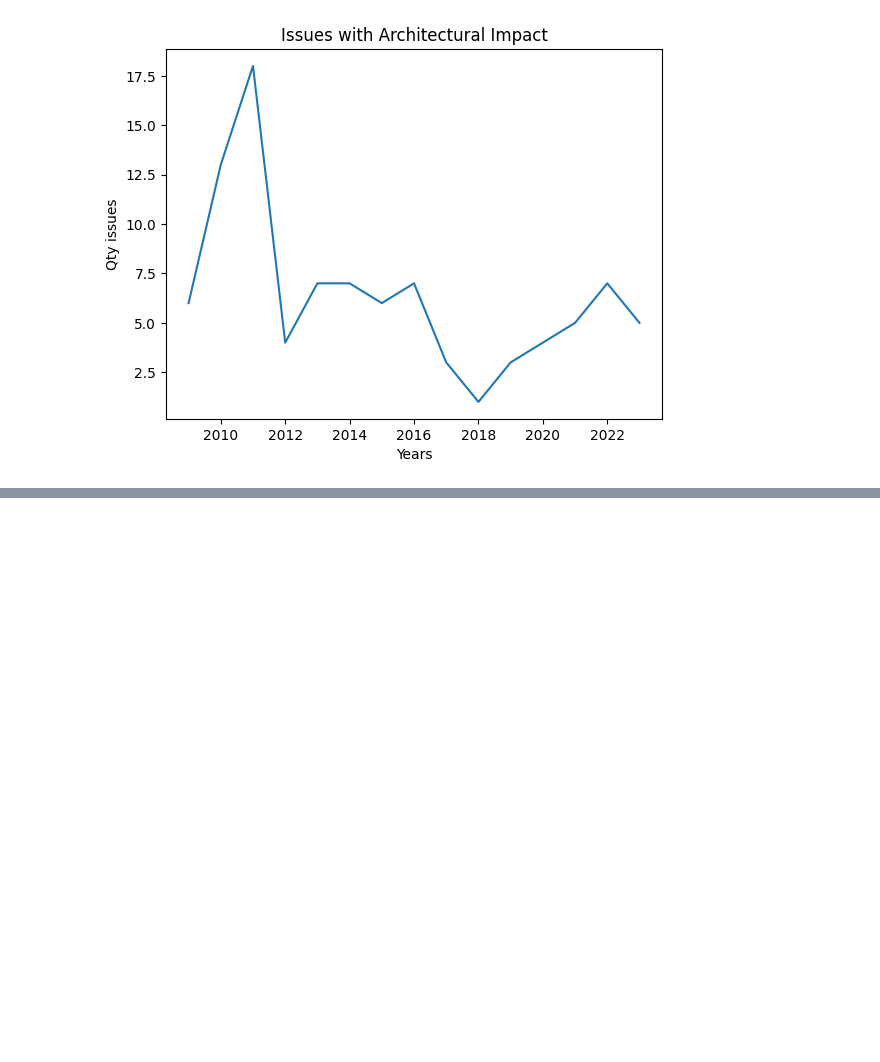
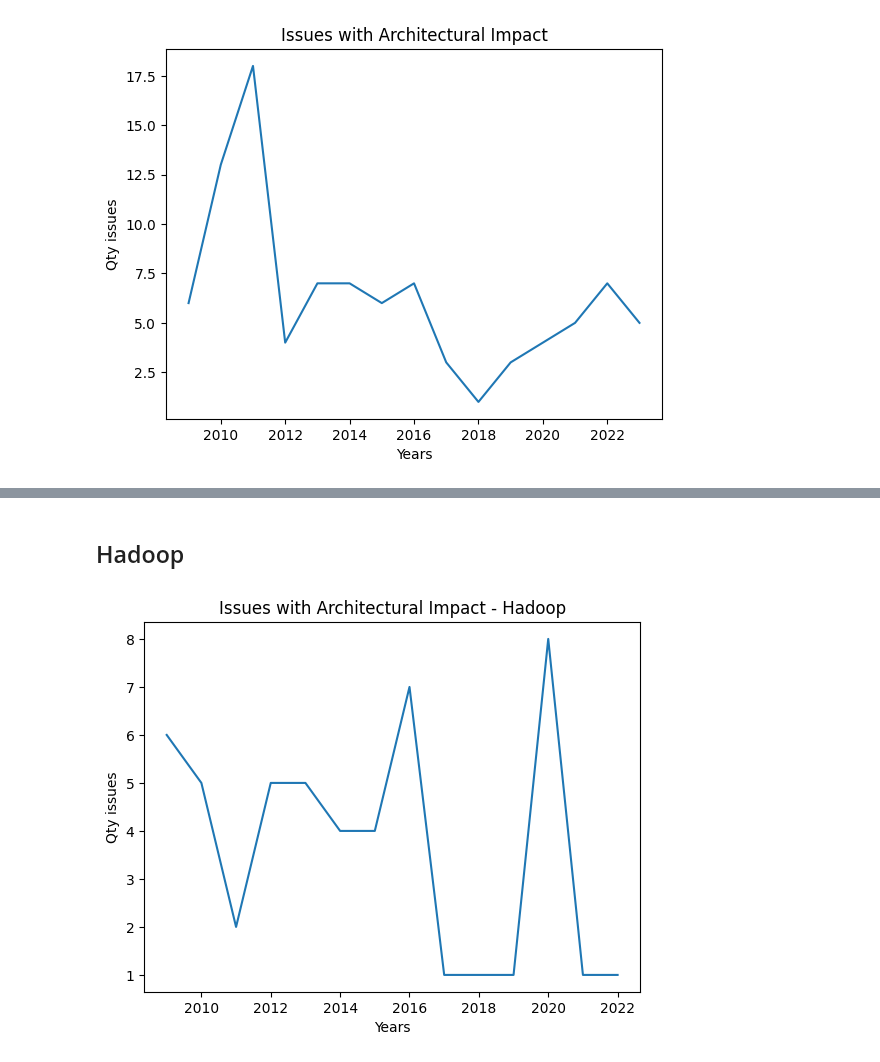
Before and after one commit to armandossrecife/my_validation, a Jupyter notebook: my_comparison.ipynb, the cells around one changed output, grey strips where cells are left out. Cells and saved outputs as stored; diff of their text form; code cells hidden in the pictures; blank space fills up the shorter version.

```diff
--- a/my_comparison.ipynb
+++ b/my_comparison.ipynb
@@ -2071,0 +2220,30 @@ grafico_temperaturas.exibir_gráfico()
+# %% [markdown]
+## Hadoop
+# %%
+df_hiccc = df_hadoop_issues_commits_critical_classes[['issue_key', 'created_date']]
+df1h = df_hiccc.copy()
+
+df_hii_yes = df_hadoop_issues_inspected[df_hadoop_issues_inspected['architectural_impact'] == 'YES']
+df_hii_yes = df_hii_yes[['issue_key', 'summary']]
+df2h = df_hii_yes.copy()
+
+# Merge DataFrames by Column
+df3h=pd.merge(df1h,df2h, on='issue_key')
+
+df3h['year'] = pd.to_datetime(df3h['created_date']).dt.year
+
+issues_per_year_h = df3h.groupby(['year']).size()
+new_df_h = issues_per_year_h.to_frame(name='issues_count').reset_index()
+df_hadoop_iaiyes_by_year = new_df_h.copy()
+
+anos_h = df_hadoop_iaiyes_by_year.year
+qtd_issues_h = df_hadoop_iaiyes_by_year.issues_count
+
+# Exemplo de uso da classe Gráfico
+grafico_hadoop_issues = GraficoSerieTemporal()
+grafico_hadoop_issues.set_eixo_x(x=anos_h)
+grafico_hadoop_issues.set_eixo_y(y=qtd_issues_h)
+grafico_hadoop_issues.configura_titulo_e_rotulos(titulo='Issues with Architectural Impact - Hadoop', rotulo_x='Years', rotulo_y='Qty issues')
+grafico_hadoop_issues.exibir_gráfico()
+# %% [output]
+[figure, added]
```
Also changed, not shown: parts of 14 cells of this notebook.
